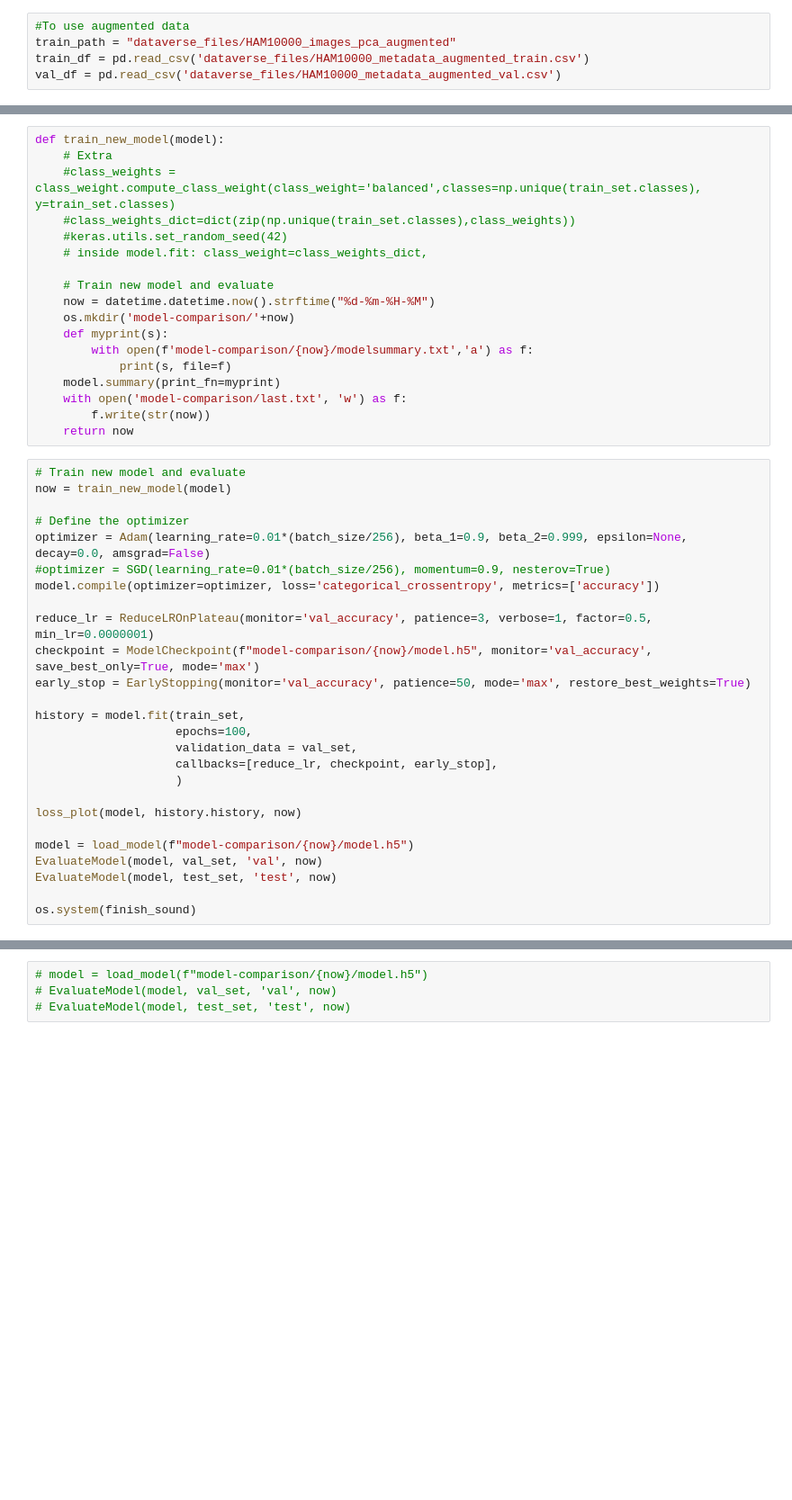
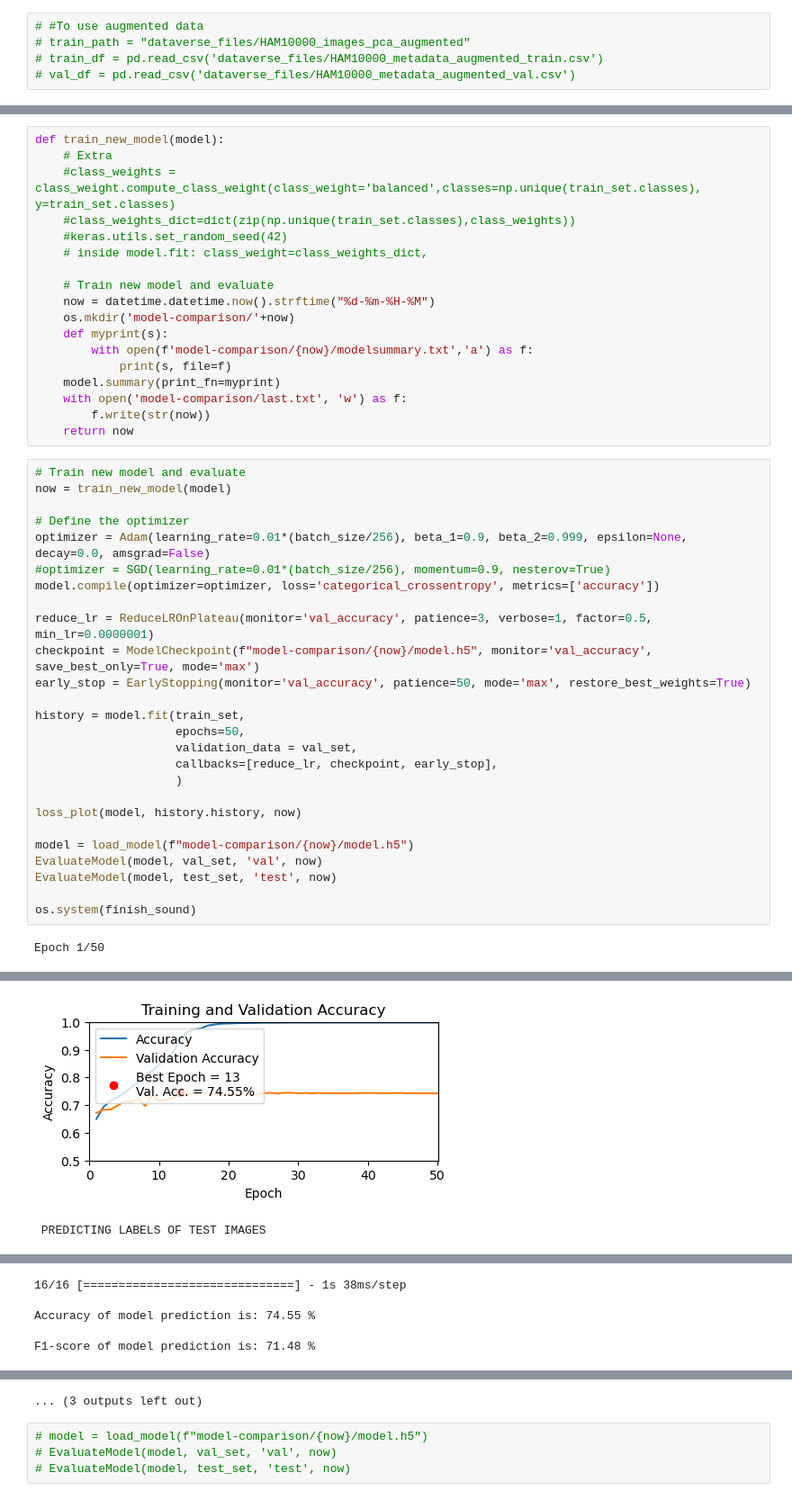
Before and after one commit to mehmetbayik/Skin-Cancer-Prediction-Deep-Learning, a Jupyter notebook: skin-cancer-cnn.ipynb, the cells around one changed output, grey strips where cells are left out. Shown at 90% size. Saved outputs shown, nothing was run; the diff lists cells and outputs as text; blank space fills up the shorter version.

```diff
--- a/skin-cancer-cnn.ipynb
+++ b/skin-cancer-cnn.ipynb
@@ -67,10 +69,10 @@ test_df = df_test.copy().sample(frac=1, random_state=123).reset_index(drop=True)
 # %% [output]
 ['akiec' 'bcc' 'bkl' 'df' 'mel' 'nv' 'vasc']
 # %%
-#To use augmented data
-train_path = "dataverse_files/HAM10000_images_pca_augmented"
-train_df = pd.read_csv('dataverse_files/HAM10000_metadata_augmented_train.csv')
-val_df = pd.read_csv('dataverse_files/HAM10000_metadata_augmented_val.csv')
+# #To use augmented data
+# train_path = "dataverse_files/HAM10000_images_pca_augmented"
+# train_df = pd.read_csv('dataverse_files/HAM10000_metadata_augmented_train.csv')
+# val_df = pd.read_csv('dataverse_files/HAM10000_metadata_augmented_val.csv')
 # %%
 for label in labels:
     list1 = len(train_df[train_df['dx'] == label]), len(val_df[val_df['dx'] == label]), len(test_df[test_df['dx'] == label])
@@ -311,7 +315,7 @@ checkpoint = ModelCheckpoint(f"model-comparison/{now}/model.h5", monitor='val_ac
 early_stop = EarlyStopping(monitor='val_accuracy', patience=50, mode='max', restore_best_weights=True)
 
 history = model.fit(train_set,
-                    epochs=100,
+                    epochs=50,
                     validation_data = val_set,
                     callbacks=[reduce_lr, checkpoint, early_stop],
                     )
@@ -323,3 +327,5 @@ EvaluateModel(model, val_set, 'val', now)
 EvaluateModel(model, test_set, 'test', now)
 
 os.system(finish_sound)
+# %% [output]
+Epoch 1/50
@@ -325,0 +352,2 @@ os.system(finish_sound)
+[figure, added]
+ PREDICTING LABELS OF TEST IMAGES
@@ -325,0 +355,5 @@ os.system(finish_sound)
+16/16 [==============================] - 1s 38ms/step
+
+Accuracy of model prediction is: 74.55 %
+
+F1-score of model prediction is: 71.48 %
@@ -326,3 +369,4 @@ os.system(finish_sound)
+... (3 outputs left out)
 # %%
 # model = load_model(f"model-comparison/{now}/model.h5")
 # EvaluateModel(model, val_set, 'val', now)
```
Also changed, not shown: parts of 5 cells of this notebook.
